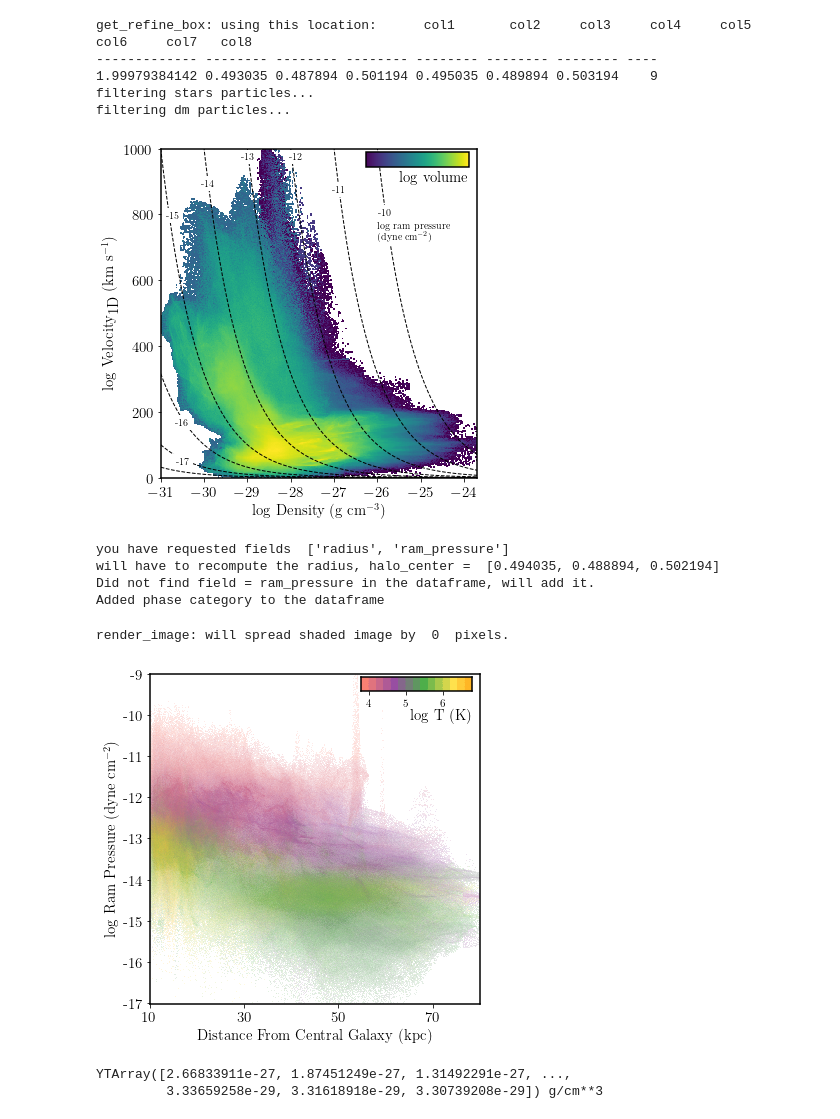
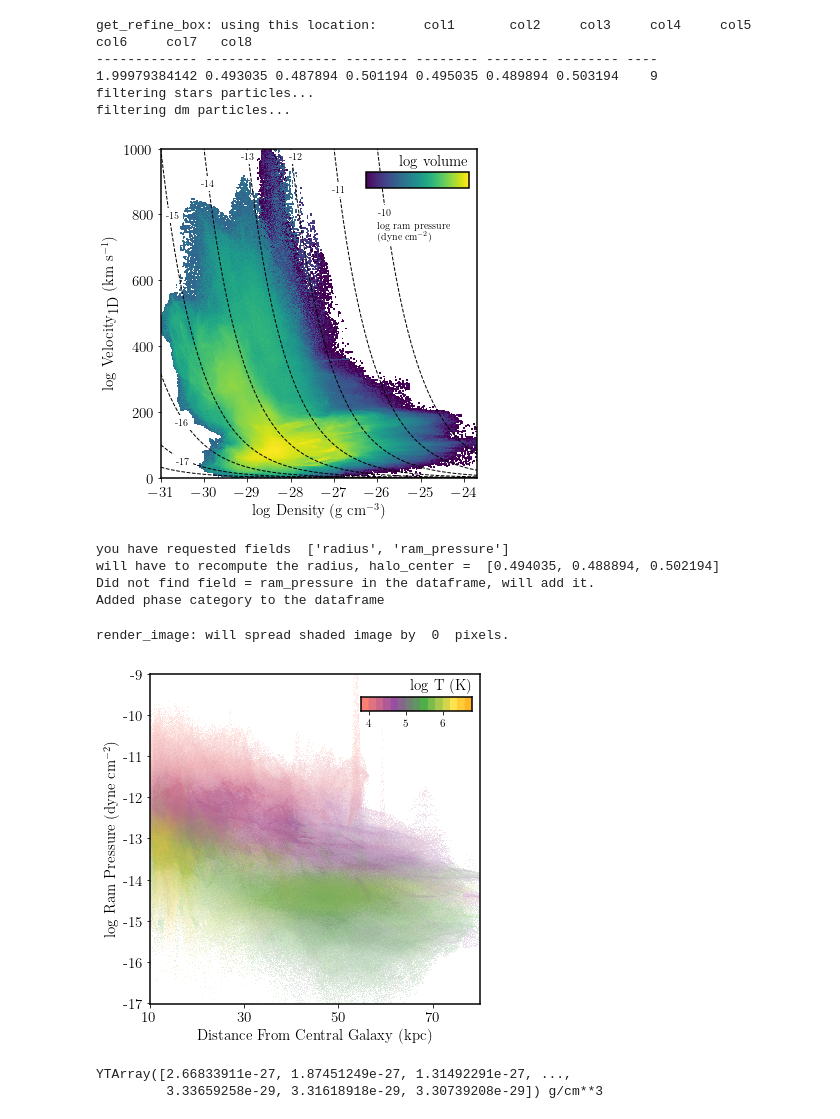
Before and after one commit to foggie-sims/foggie, a Jupyter notebook: foggie/satellites/for_paper/tempest_2Ddistributions.ipynb, the cells around one changed output. Saved outputs shown, nothing was run; the diff lists cells and outputs as text; code cells hidden in the pictures.

Commit message:
paper plots

```diff
--- a/foggie/satellites/for_paper/tempest_2Ddistributions.ipynb
+++ b/foggie/satellites/for_paper/tempest_2Ddistributions.ipynb
@@ -105,7 +102,7 @@ im = ax.hist2d(log10(rb_density), vel_plot, weights = rb_volume, norm = matplotl
 rp_densities = yt.YTArray(10**np.linspace(min_ldens, max_ldens, 1000), 'g*cm**-3')
 ram_pressures = yt.YTArray(10.**np.arange(-18, -9, 1), 'dyne*cm**-2')
 
-cbaxes = fig.add_axes([0.69, 0.912, 0.26, 0.04])
+cbaxes = fig.add_axes([0.69, 0.86, 0.26, 0.04])
 cbar = fig.colorbar(im[3], ax = ax, cax = cbaxes, orientation = 'horizontal')
 cbar.set_ticks([])
 #cbar.minorticks_off()
@@ -113,7 +110,7 @@ cbar.set_ticks([])
 #cbar.ax.tick_params(size=0)
 #cbar.set_ticklabels([''])
 
-cbaxes.annotate('$\log$ volume', (1.0, -0.65), xycoords = 'axes fraction', ha = 'right', va = 'center', color = 'black', fontsize = 15)
+cbaxes.annotate('$\log$ volume', (1.0, 1.7), xycoords = 'axes fraction', ha = 'right', va = 'center', color = 'black', fontsize = 15)
 
 
 bbox_props = dict(boxstyle="Square, pad = 0.3", fc="white", ec=None, lw=0)
@@ -137,35 +134,35 @@ for r, ram_pressure in enumerate(ram_pressures):
         gd = np.argmin(abs(rp_velocities.value - vspots[r]))
 
 
         if (int(np.log10(ram_pressure)) == -15) | (int(np.log10(ram_pressure)) == -17) | (int(np.log10(ram_pressure)) == -12):
             ax.annotate("%i"%np.log10(ram_pressure), (np.log10(rp_densities[gd]) + 0.1, vspots[r]), \
             ha = 'center', va = 'top', color = 'black', bbox = bbox_props)
         else:
             ax.annotate("%i"%np.log10(ram_pressure), (np.log10(rp_densities[gd]), vspots[r]), \
             ha = 'center', va = 'top', color = 'black', bbox = bbox_props)
 
 
     ax.annotate("$\log$ ram pressure\n(dyne cm$^{-2}$)", (-26, 780), \
             ha = 'left', va = 'top', color = 'black', rotation = 0, bbox = bbox_props)
 
     ax.plot(np.log10(rp_densities), rp_velocities, color = 'black', linestyle = '--', linewidth = 1.0,  alpha = 1.0)
 
 
 ax.set_xlim(min_ldens, max_ldens)
 ax.set_ylim(min_lvel, max_lvel)
 
 ax.set_xlabel('$\log$ Density (g cm$^{-3}$)', fontsize = 15)
-ax.set_ylabel(r'$\log$ Velocity$_{\textrm{1D}}$ (km s$^{-1}$)', fontsize = 15)
+ax.set_ylabel(r'$Velocity$_{\textrm{1D}}$ (km s$^{-1}$)', fontsize = 15)
 
 
 for item in ([ax.title, ax.xaxis.label, ax.yaxis.label] +
             ax.get_xticklabels() + ax.get_yticklabels()):
             item.set_fontsize(15)
 
 fig.tight_layout()
 fig.savefig('/Users/rsimons/Dropbox/foggie/figures/for_paper/tempest_2Ddistributions.png', dpi = 300)
 # %% [output]
-[figure, old version]
+[figure, new version]
 # %%
 field1 = 'radius'
 field2 = 'ram_pressure'
@@ -219,14 +216,14 @@ def wrap_axes(dataset, img, filename, field1, field2, colorcode, ranges, region,
     ax1.set_aspect(abs(x1-x0)/abs(y1-y0))
 
     #ax2 = fig.add_axes([0.7, 0.93, 0.25, 0.06])
-    ax2 = fig.add_axes([0.672, 0.905, 0.28, 0.057])
+    ax2 = fig.add_axes([0.672, 0.852, 0.28, 0.062])
 
     phase_cmap, metal_cmap = cmaps.create_foggie_cmap()
     ax2.imshow(np.flip(phase_cmap.to_pil(), 1))
     ax2.set_xticks([50,300,550])
     ax2.set_xticklabels(['4','5','6',' '],fontsize=11)
     #ax2.text(230, 120, 'log T [K]',fontsize=13)
-    ax2.annotate('$\log$ T (K)', (1.0, -1.65), xycoords = 'axes fraction', ha = 'right', va = 'center', color = 'black', fontsize = 15)
+    ax2.annotate('$\log$ T (K)', (1.0, 1.7), xycoords = 'axes fraction', ha = 'right', va = 'center', color = 'black', fontsize = 15)
     ax2.set_yticklabels([])
     ax2.set_yticks([])
 
@@ -240,7 +237,7 @@ im = wrap_axes(ds, image, outfile, field1, field2, colorcode, ranges,\
                region = 'trackbox', filter ="obj['temperature'] < 1e9")
 # %% [output]
 render_image: will spread shaded image by  0  pixels.
-[figure, old version]
+[figure, new version]
 # %%
 import PIL
 import numpy as np
```
Also changed, not shown: parts of 1 cell of this notebook, 5 other files.
